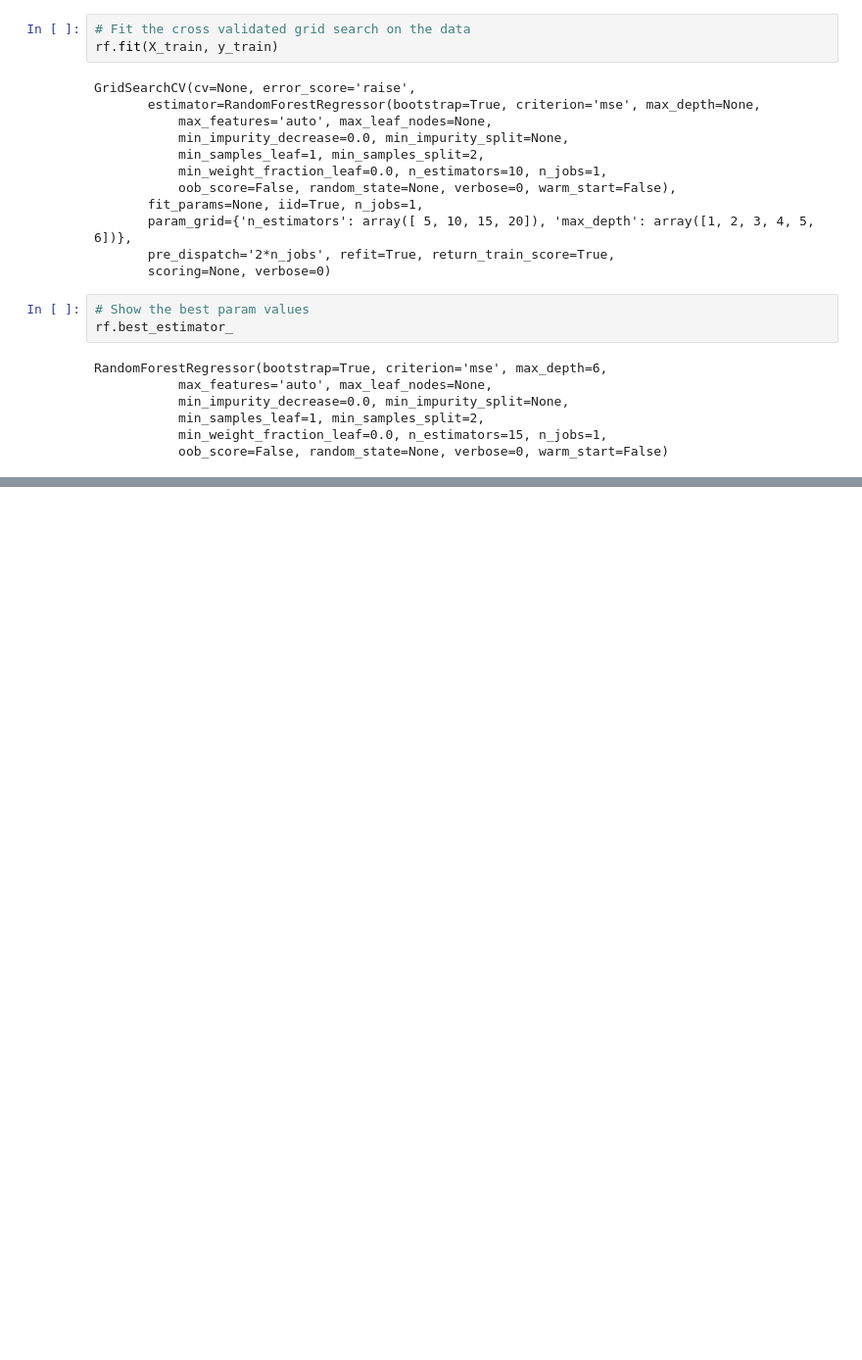
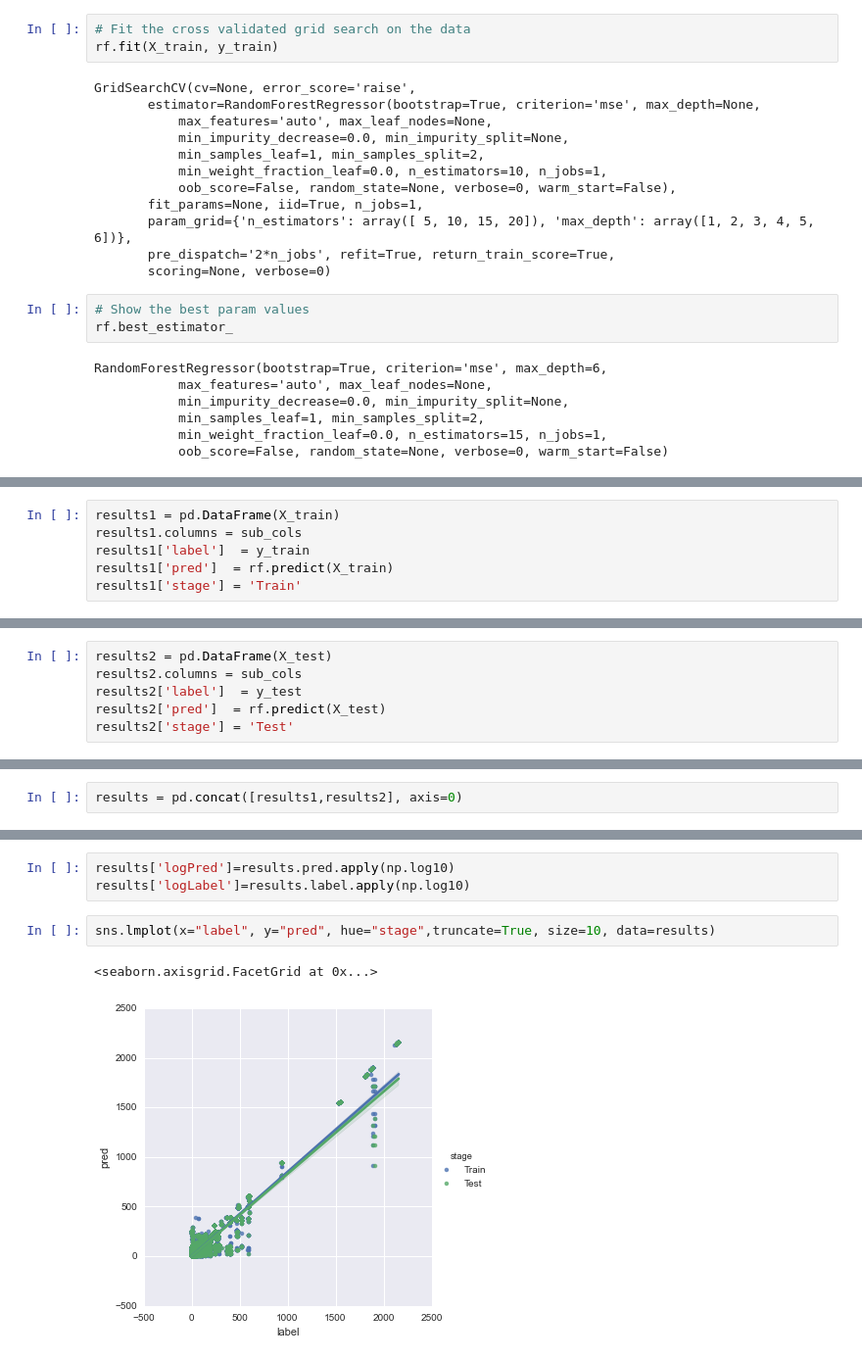
Before and after one commit to NunoEdgarGFlowHub/ethereum_blockchain, a Jupyter notebook: notebooks/random_forest.ipynb, the cells around one changed output, grey strips where cells are left out. Shown: that part at 98% size. Cells and saved outputs as stored; diff of their text form; blank space fills up the shorter version.

Commit message:
ran all critical path notebooks and added visuals to results

```diff
--- a/notebooks/random_forest.ipynb
+++ b/notebooks/random_forest.ipynb
@@ -162,0 +163,6 @@ Mean CV r2_score: 0.84999569726
+# %%
+results1 = pd.DataFrame(X_train)
+results1.columns = sub_cols
+results1['label']  = y_train
+results1['pred']  = rf.predict(X_train)
+results1['stage'] = 'Train'
@@ -162,0 +178,6 @@ Mean CV r2_score: 0.84999569726
+# %%
+results2 = pd.DataFrame(X_test)
+results2.columns = sub_cols
+results2['label']  = y_test
+results2['pred']  = rf.predict(X_test)
+results2['stage'] = 'Test'
@@ -162,0 +193,2 @@ Mean CV r2_score: 0.84999569726
+# %%
+results = pd.concat([results1,results2], axis=0)
@@ -162,0 +204,8 @@ Mean CV r2_score: 0.84999569726
+# %%
+results['logPred']=results.pred.apply(np.log10)
+results['logLabel']=results.label.apply(np.log10)
+# %%
+sns.lmplot(x="label", y="pred", hue="stage",truncate=True, size=10, data=results)
+# %% [output]
+<seaborn.axisgrid.FacetGrid at 0x...>
+[figure, added]
```
Also changed, not shown: parts of 11 cells of this notebook, 5 other files.
